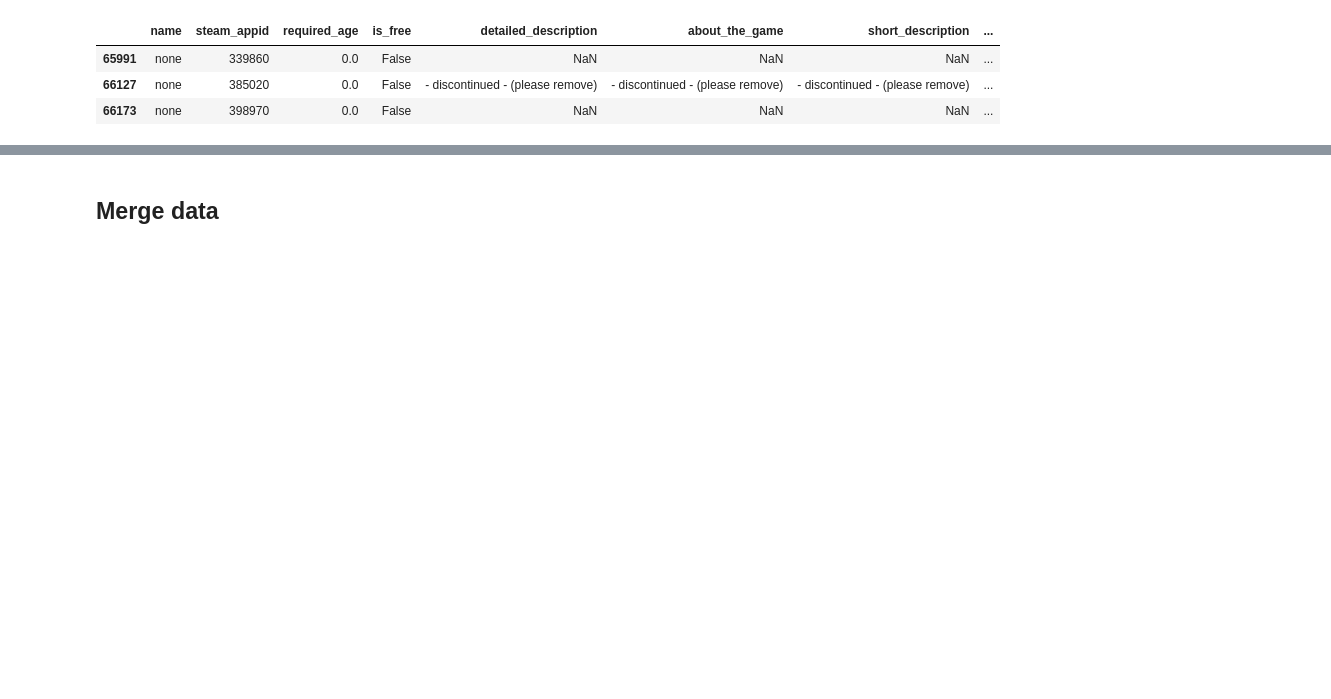
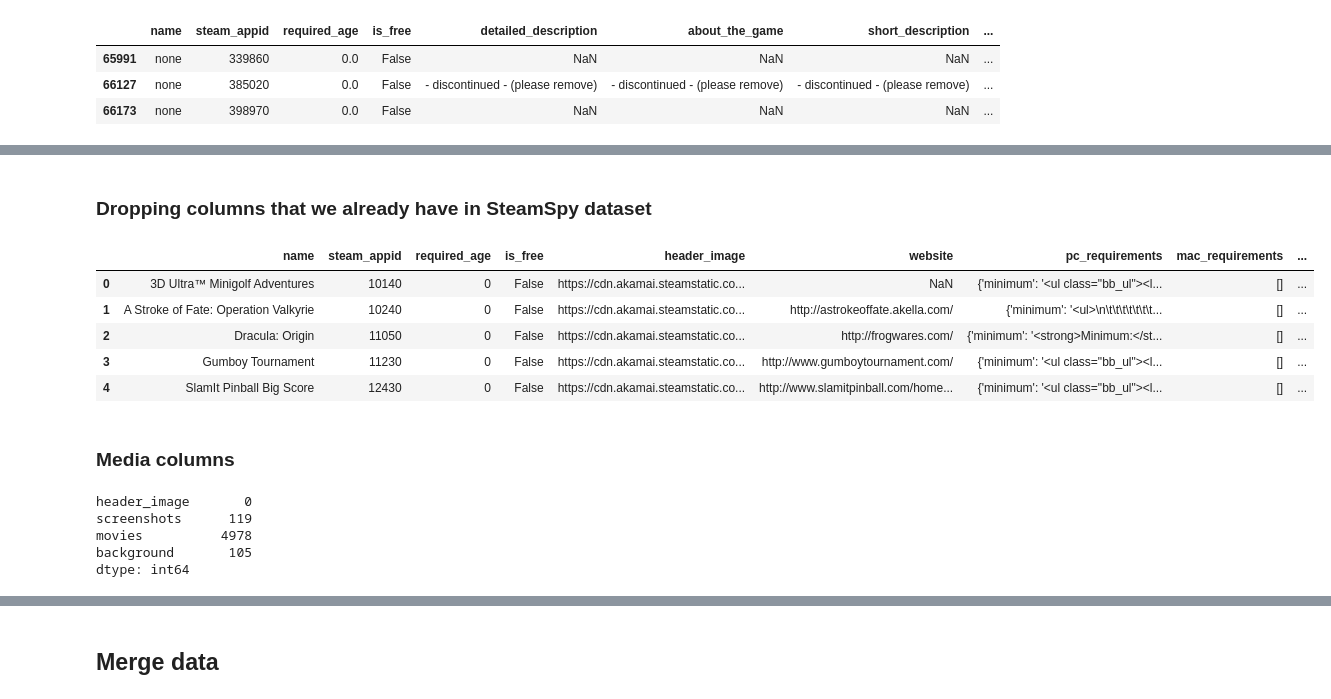
Before and after one commit to stefanstefanovic/LHL-Capstone_Project, a Jupyter notebook: notebooks/Data_cleaning.ipynb, the cells around one changed output, grey strips where cells are left out. Cells and saved outputs as stored; diff of their text form; code cells hidden in the pictures; blank space fills up the shorter version.

Commit message:
data cleaning steam

```diff
--- a/notebooks/Data_cleaning.ipynb
+++ b/notebooks/Data_cleaning.ipynb
@@ -694,0 +730,4 @@ steamspy_data.dropna(inplace=True)
+# %%
+#change column to integer
+steam_data['required_age'] = steam_data['required_age'].astype(float)
+steam_data['required_age'] = steam_data['required_age'].astype(int)
@@ -694,0 +754,6 @@ steamspy_data.dropna(inplace=True)
+# %%
+# grouping age by ESRB rating system: 10, 13, 17, 18
+cut_points = [-1, 0, 10, 13, 17, 18]
+label_values = [0, 10, 13, 17, 18]
+
+steam_data['required_age'] = pd.cut(steam_data['required_age'], bins=cut_points, labels=label_values)
@@ -694,0 +778,3 @@ steamspy_data.dropna(inplace=True)
+# %%
+# changing 'is_free' column in boolean
+steam_data['is_free'] = steam_data['is_free'].astype(bool)
@@ -694,0 +790,10 @@ steamspy_data.dropna(inplace=True)
+# %%
+# create dataframe of description columns
+description_data = steam_data[['steam_appid', 'detailed_description', 'about_the_game', 'short_description']]
+
+description_data.to_csv('/Users/sstefanovic/Documents/GitHub/LHL-Capstone_Project/data/steam_description_data.csv', index=False)
+
+# drop description columns from main dataframe
+steam_data = steam_data.drop(['detailed_description', 'about_the_game', 'short_description'], axis=1)
+
+steam_data.head()
@@ -694,0 +807,23 @@ steamspy_data.dropna(inplace=True)
+# %% [markdown]
+### Dropping columns that we already have in SteamSpy dataset
+# %%
+# drop columns since we already have columns in SteamSpy datase and data is more recent 'language', 'genre', 'developer', 'publisher', 'price'
+steam_data = steam_data.drop(['supported_languages', 'developers', 'publishers', 'price_overview', 'genres'], axis=1) # provided by SteamSpy dataset
+steam_data.head()
+# %% [output]
+|  | name | steam_appid | required_age | is_free | header_image | website | pc_requirements | mac_requirements | ... |
+| 0 | 3D Ultra™ Minigolf Adventures | 10140 | 0 | False | https://cdn.akamai.steamstatic.co... | NaN | {'minimum': '<ul class="bb_ul"><l... | [] | ... |
+| 1 | A Stroke of Fate: Operation Valkyrie | 10240 | 0 | False | https://cdn.akamai.steamstatic.co... | http://astrokeoffate.akella.com/ | {'minimum': '<ul>\n\t\t\t\t\t\t\t... | [] | ... |
+| 2 | Dracula: Origin | 11050 | 0 | False | https://cdn.akamai.steamstatic.co... | http://frogwares.com/ | {'minimum': '<strong>Minimum:</st... | [] | ... |
+| 3 | Gumboy Tournament | 11230 | 0 | False | https://cdn.akamai.steamstatic.co... | http://www.gumboytournament.com/ | {'minimum': '<ul class="bb_ul"><l... | [] | ... |
+| 4 | SlamIt Pinball Big Score | 12430 | 0 | False | https://cdn.akamai.steamstatic.co... | http://www.slamitpinball.com/home... | {'minimum': '<ul class="bb_ul"><l... | [] | ... |
+# %% [markdown]
+### Media columns
+# %%
+steam_data[['header_image', 'screenshots', 'movies', 'background']].isnull().sum()
+# %% [output]
+header_image       0
+screenshots      119
+movies          4978
+background       105
+dtype: int64
```
Also changed, not shown: parts of 30 cells of this notebook.
